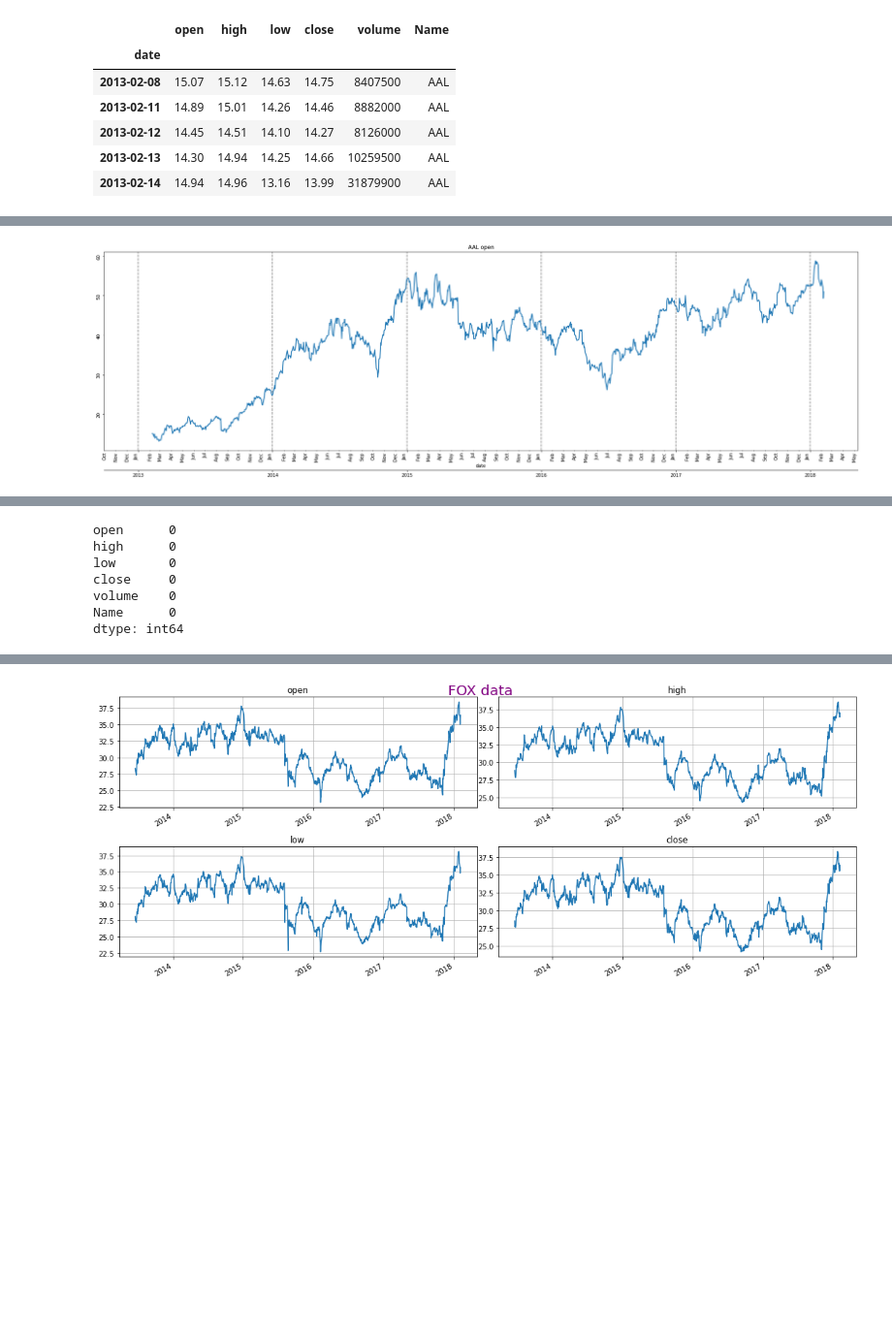
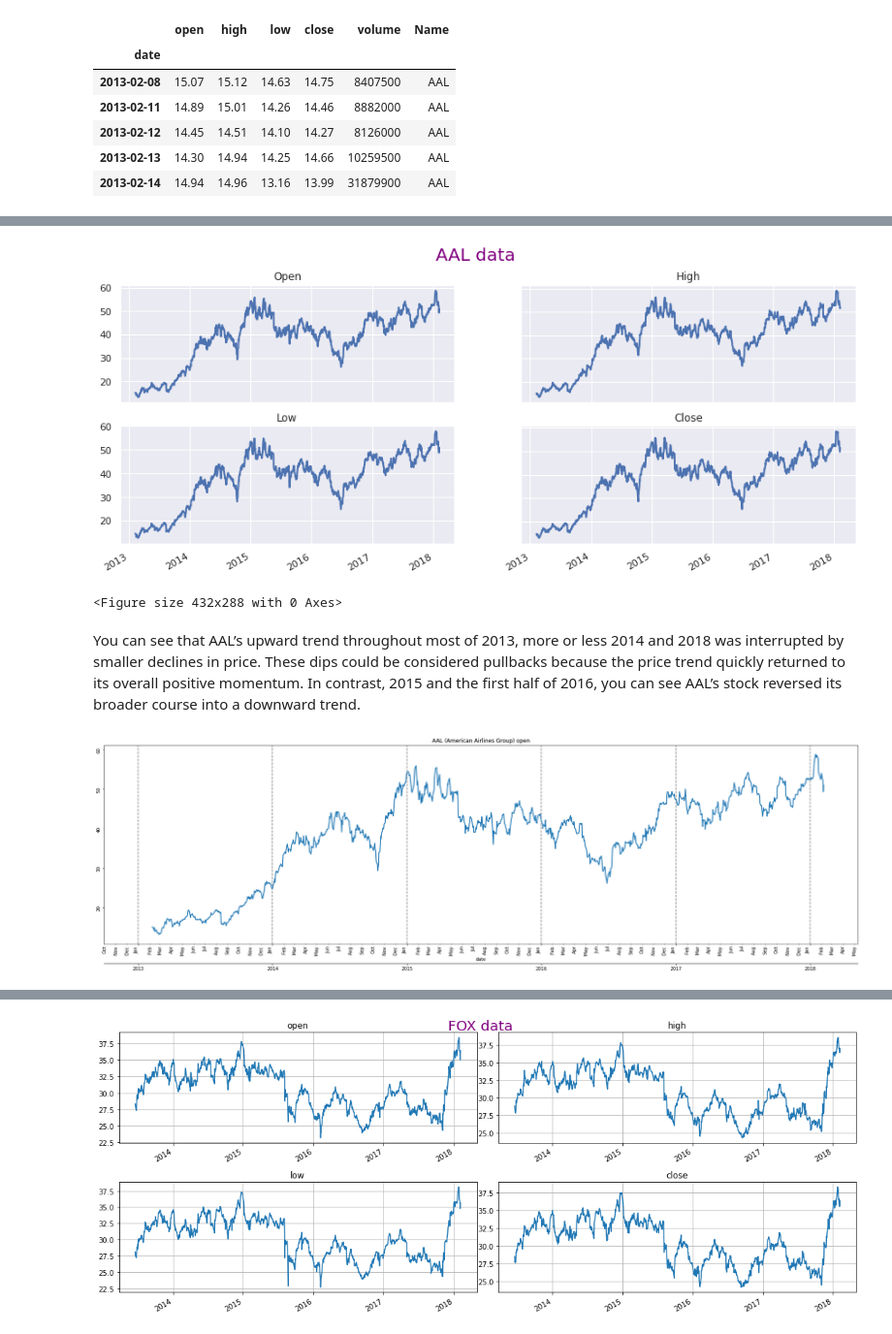
Before and after one commit to vbanai/Time-series-analysis, a Jupyter notebook: StockExchange.ipynb, the cells around one changed output, grey strips where cells are left out. Shown at 97% size. Cells and saved outputs as stored; diff of their text form; code cells hidden in the pictures; blank space fills up the shorter version.

```diff
--- a/StockExchange.ipynb
+++ b/StockExchange.ipynb
@@ -42,14 +55,51 @@ dataset.head()
+# %%
+import matplotlib.pyplot as plt
+import seaborn as sns
+sns.set()
+
+fig1, ax1=plt.subplots(2,2, figsize=(15,6))
+
+dataset_ALL['open'].plot(ax=ax1[0,0], linewidth=2)
+ax1[0, 0].set_title('Open')
+ax1[0, 0].set_xlabel
+
+dataset_ALL['high'].plot(ax=ax1[0,1], linewidth=2)
+ax1[0, 1].set_title('High')
+
+dataset_ALL['low'].plot(ax=ax1[1,0], linewidth=2)
+ax1[1, 0].set_title('Low')
+
+dataset_ALL['close'].plot(ax=ax1[1,1], linewidth=2)
+ax1[1, 1].set_title('Close')
+
+
+for ax in ax1.flat:
+    ax.set(xlabel='', ylabel='')
+
+for ax in ax1.flat:  # delet the unnecessary x and y labeling
+    ax.label_outer()
+
+fig1.suptitle('AAL data', fontsize=20, color='purple')
+
+plt.show()
+
+plt.tight_layout()
+# %% [output]
+[figure, added]
+<Figure size 432x288 with 0 Axes>
+# %% [markdown]
+You can see that AAL’s upward trend throughout most of 2013, more or less 2014 and 2018 was interrupted by smaller declines in price. These dips could be considered pullbacks because the price trend quickly returned to its overall positive momentum. In contrast, 2015 and the first half of 2016, you can see AAL’s stock reversed its broader course into a downward trend.
 # %%
 from datetime import datetime
 from matplotlib import dates as mdates
 
-d=dataset.resample('M').mean()
+d=dataset_AAL.resample('M').mean()
 #plt.figure(figsize=(20,9))
 #plt.plot(d.index, d.close)
 fig, ax=plt.subplots(1, 1, figsize=(30, 9))
 for year in range(2013, 2019):
   plt.axvline(datetime(year,1,1),color='k', linestyle="--", alpha=0.5)
-dataset.open.plot(ax=ax, linewidth=2, title="AAL open")
+dataset_AAL.open.plot(ax=ax, linewidth=2, title="AAL (American Airlines Group) open")
 
 # Minor ticks every month.
 fmt_month = mdates.MonthLocator()
@@ -69,7 +119,7 @@ sec_xaxis = ax.secondary_xaxis(-0.1)
 sec_xaxis.xaxis.set_major_locator(fmt_year)
 sec_xaxis.xaxis.set_major_formatter(mdates.DateFormatter('%Y'))
 # %% [output]
-[figure, old version]
+[figure, new version]
 # %%
 
 import plotly.express as px
@@ -82,14 +132,3 @@ fig.update_layout(title_text='AAL volume',
 fig.show()
 # %% [output]
 [interactive output not drawn]
-# %%
-#check if we have NA element
-dataset.isna().sum()
-# %% [output]
-open      0
-high      0
-low       0
-close     0
-volume    0
-Name      0
-dtype: int64
```
Also changed, not shown: parts of 20 cells of this notebook.
